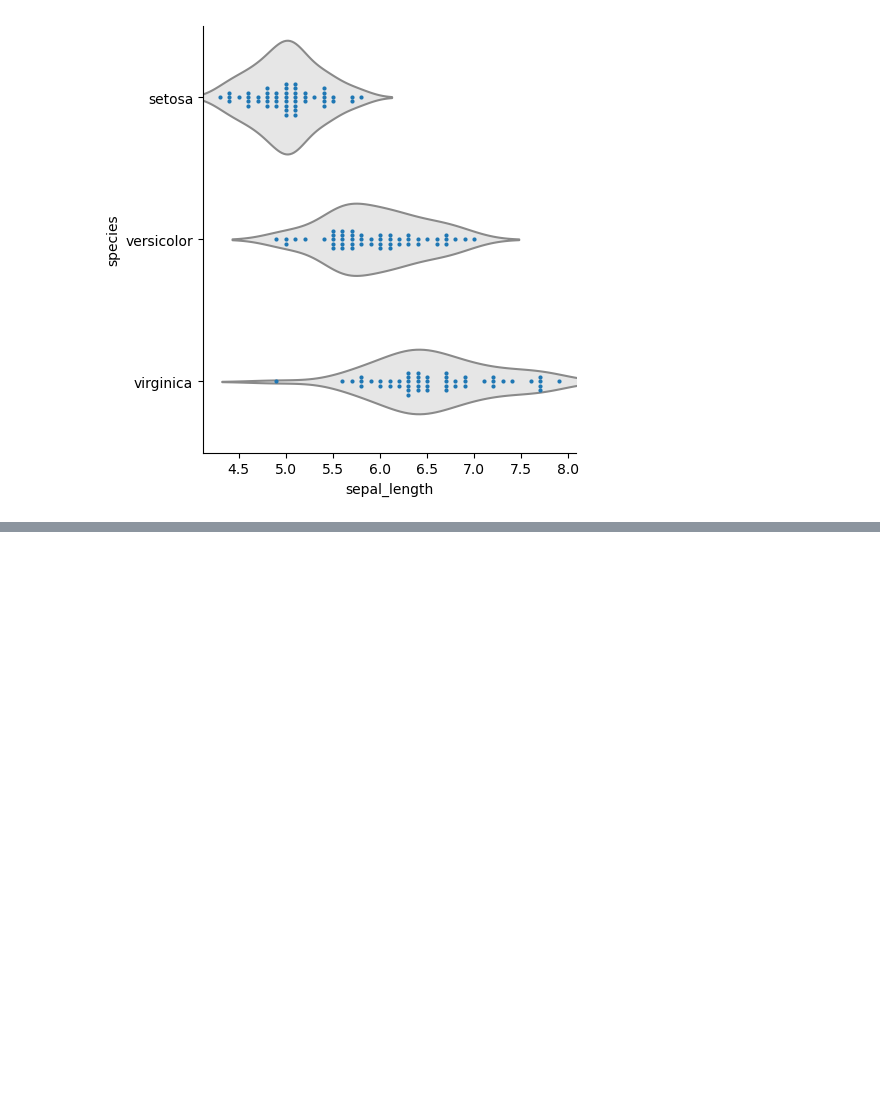
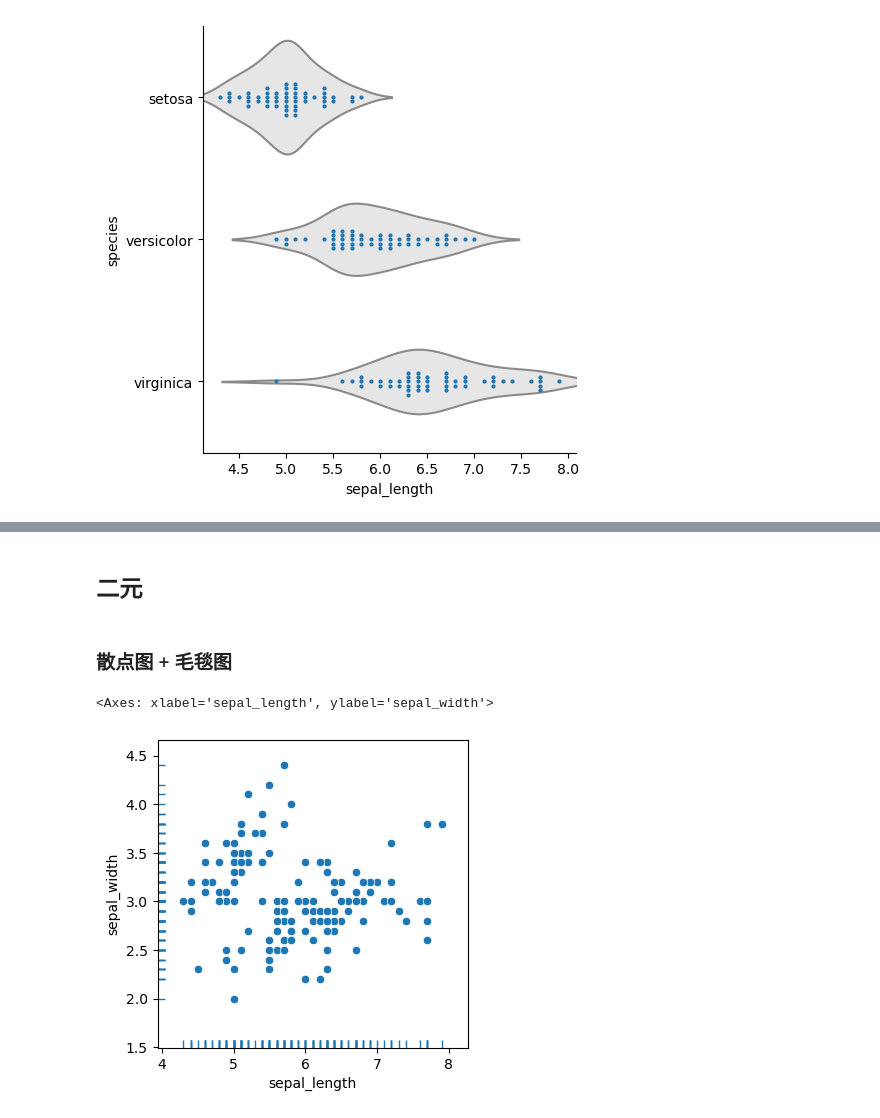
Before and after one commit to liumu96/Visualize-ML, a Jupyter notebook: Book1/Ch12_01.ipynb, the cells around one changed output, grey strips where cells are left out. Saved outputs shown, nothing was run; the diff lists cells and outputs as text; code cells hidden in the pictures; blank space fills up the shorter version.

```diff
--- a/Book1/Ch12_01.ipynb
+++ b/Book1/Ch12_01.ipynb
@@ -152,0 +172,12 @@ sns.swarmplot(data=iris_sns, x="sepal_length",
+# %% [markdown]
+## 二元
+# %% [markdown]
+### 散点图 + 毛毯图
+# %%
+fig, ax = plt.subplots(figsize=(4, 4))
+
+sns.scatterplot(data=iris_sns, x="sepal_length", y="sepal_width")
+sns.rugplot(data=iris_sns, x="sepal_length", y="sepal_width")
+# %% [output]
+<Axes: xlabel='sepal_length', ylabel='sepal_width'>
+[figure, added]
```
Also changed, not shown: parts of 47 cells of this notebook, 1 other file.
